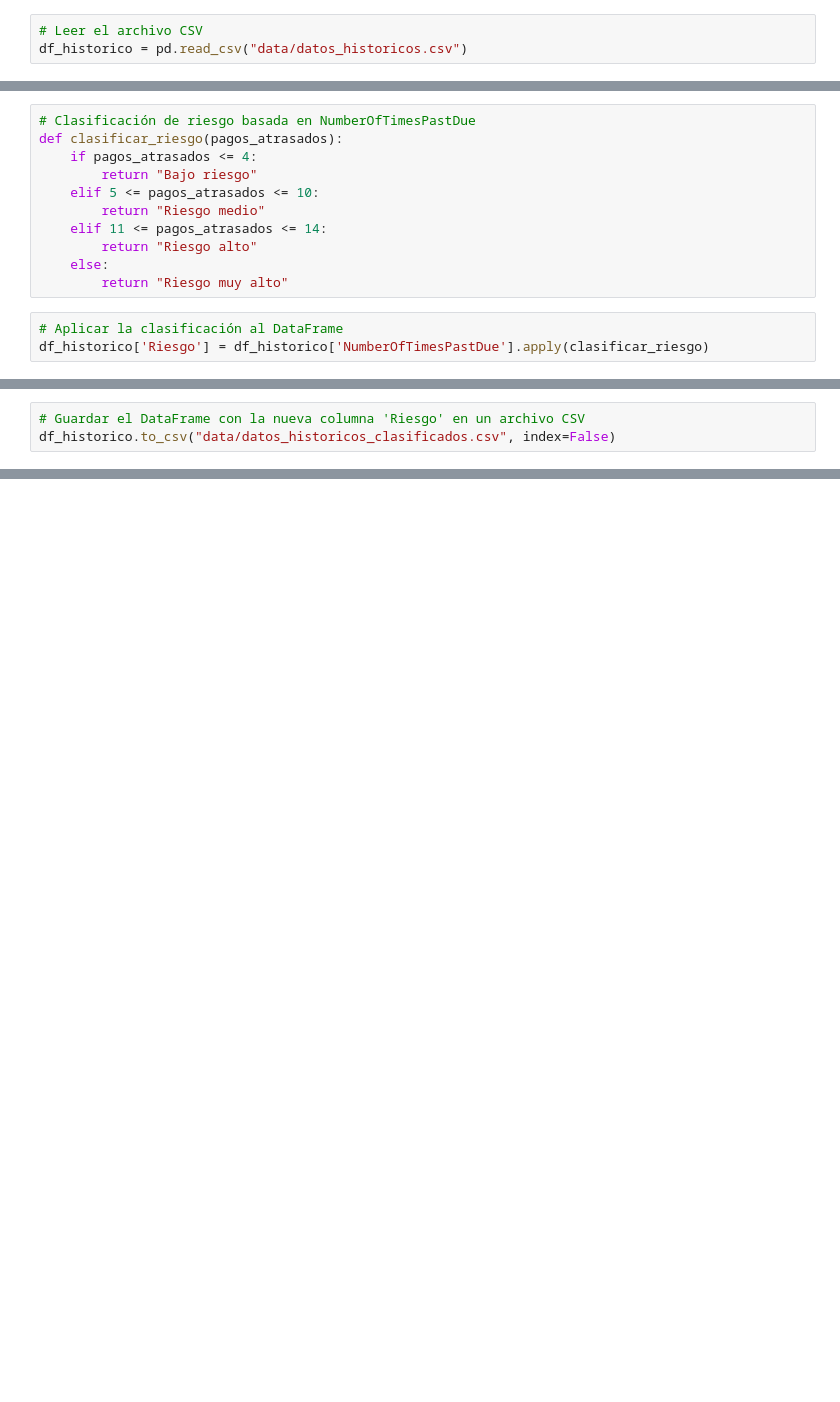
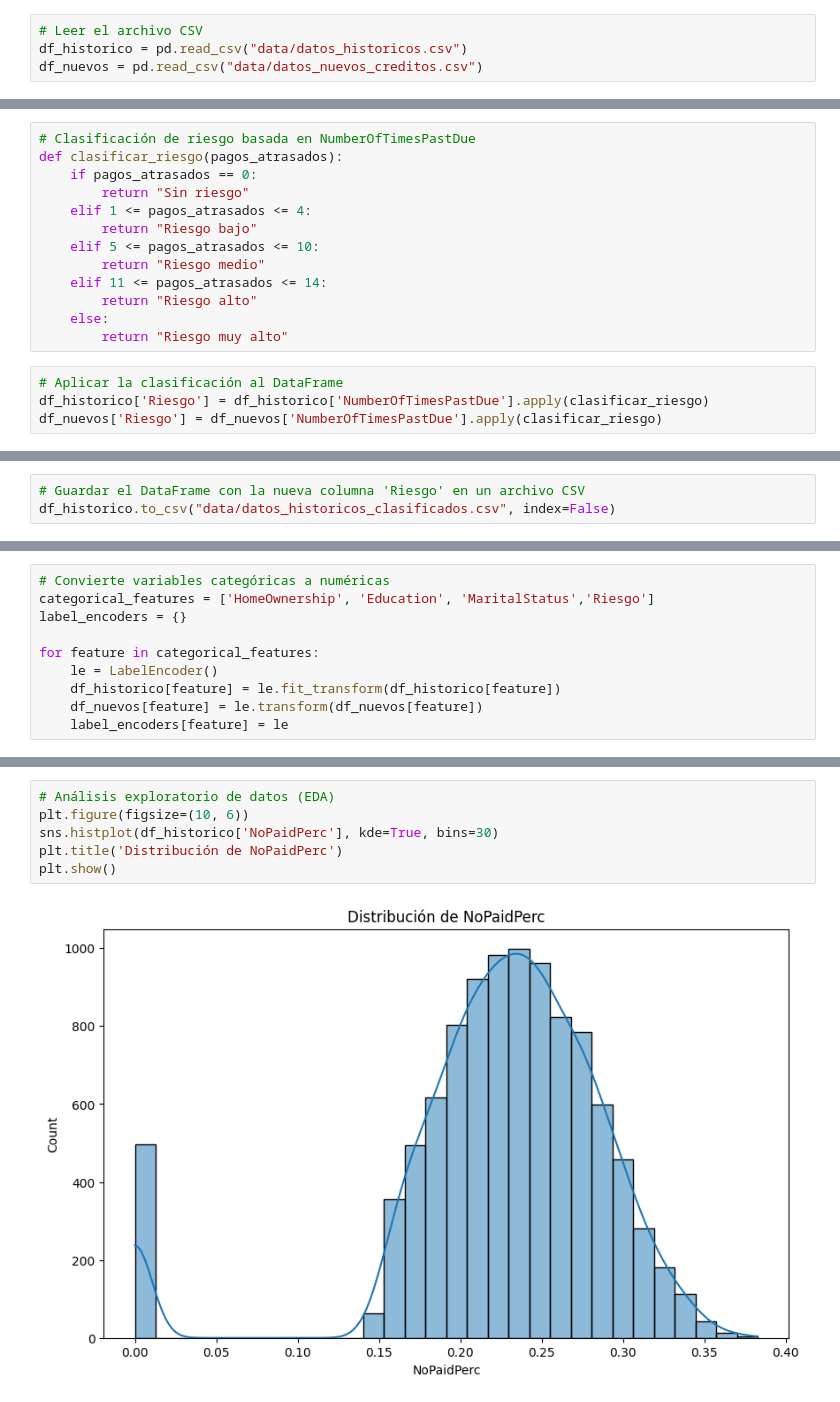
Before and after one commit to jfelipeo/Analitica_Finanzas, a Jupyter notebook: a_exploracion.ipynb, the cells around one changed output, grey strips where cells are left out. Drawn from its saved outputs; the diff is of its cells as text; blank space fills up the shorter version.

```diff
--- a/a_exploracion.ipynb
+++ b/a_exploracion.ipynb
@@ -25,6 +25,7 @@ warnings.filterwarnings("ignore")
 # %%
 # Leer el archivo CSV
 df_historico = pd.read_csv("data/datos_historicos.csv")
+df_nuevos = pd.read_csv("data/datos_nuevos_creditos.csv")
 # %%
 df_historico.head()
 # %% [output]
@@ -62,8 +63,10 @@ Name: NumberOfTimesPastDue, dtype: float64
 # %%
 # Clasificación de riesgo basada en NumberOfTimesPastDue
 def clasificar_riesgo(pagos_atrasados):
-    if pagos_atrasados <= 4:
-        return "Bajo riesgo"
+    if pagos_atrasados == 0:
+        return "Sin riesgo"
+    elif 1 <= pagos_atrasados <= 4:
+        return "Riesgo bajo"
     elif 5 <= pagos_atrasados <= 10:
         return "Riesgo medio"
     elif 11 <= pagos_atrasados <= 14:
@@ -73,6 +76,7 @@ def clasificar_riesgo(pagos_atrasados):
 # %%
 # Aplicar la clasificación al DataFrame
 df_historico['Riesgo'] = df_historico['NumberOfTimesPastDue'].apply(clasificar_riesgo)
+df_nuevos['Riesgo'] = df_nuevos['NumberOfTimesPastDue'].apply(clasificar_riesgo)
 # %%
 # Mostrar los resultados de clasificación
 print(df_historico['Riesgo'].value_counts())
@@ -97,0 +177,10 @@ df_historico.to_csv("data/datos_historicos_clasificados.csv", index=False)
+# %%
+# Convierte variables categóricas a numéricas
+categorical_features = ['HomeOwnership', 'Education', 'MaritalStatus','Riesgo']
+label_encoders = {}
+
+for feature in categorical_features:
+    le = LabelEncoder()
+    df_historico[feature] = le.fit_transform(df_historico[feature])
+    df_nuevos[feature] = le.transform(df_nuevos[feature])
+    label_encoders[feature] = le
@@ -97,0 +212,8 @@ df_historico.to_csv("data/datos_historicos_clasificados.csv", index=False)
+# %%
+# Análisis exploratorio de datos (EDA)
+plt.figure(figsize=(10, 6))
+sns.histplot(df_historico['NoPaidPerc'], kde=True, bins=30)
+plt.title('Distribución de NoPaidPerc')
+plt.show()
+# %% [output]
+[figure, added]
```
Also changed, not shown: parts of 24 cells of this notebook, 2 other files.
